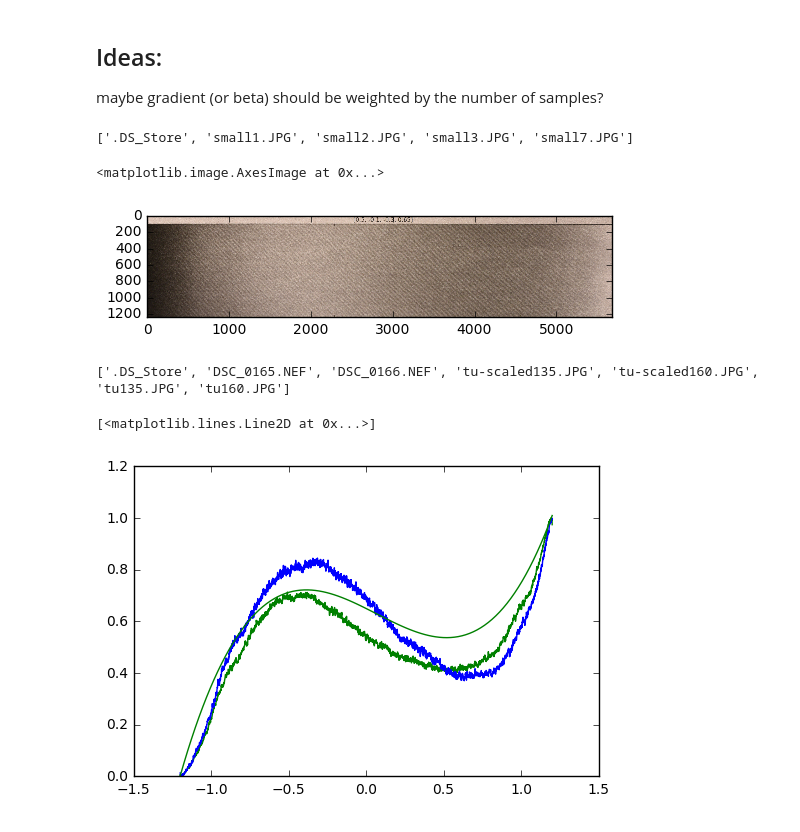
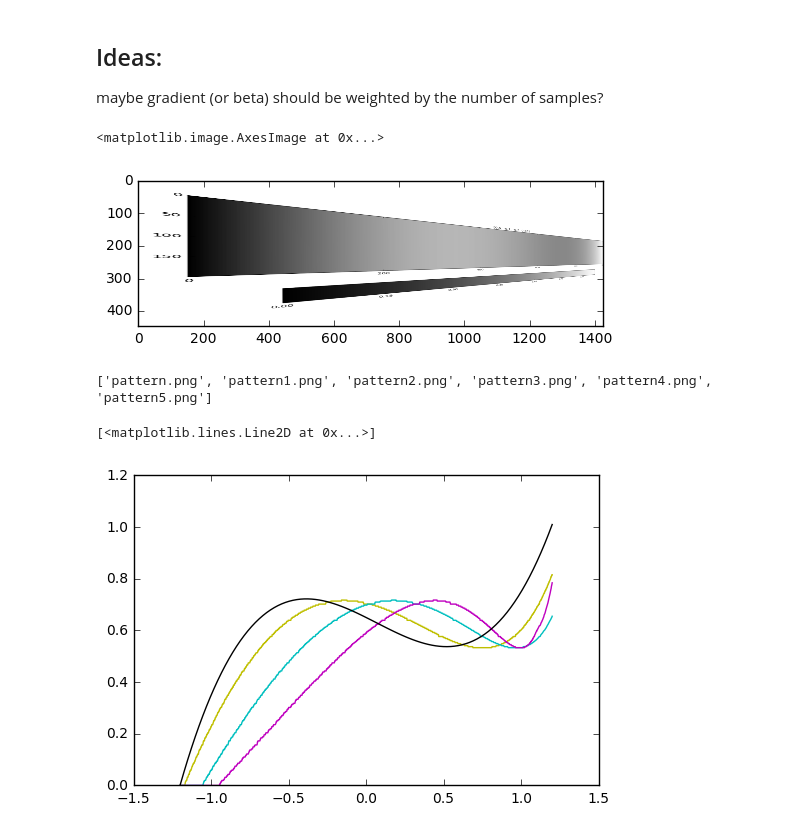
Before and after one commit to LCAV/surface-reconstruction, a Jupyter notebook: results.ipynb, the cells around one changed output. Cells and saved outputs as stored; diff of their text form; code cells hidden in the pictures.

Commit message:
experiments with artificially generated images

```diff
--- a/results.ipynb
+++ b/results.ipynb
@@ -11,11 +11,6 @@ import numpy as np
 # %% [markdown]
 ## Ideas:
 maybe gradient (or beta) should be weighted by the number of samples?
-# %%
-import os
-os.listdir("surface-images/small")
-# %% [output]
-['.DS_Store', 'small1.JPG', 'small2.JPG', 'small3.JPG', 'small7.JPG']
 # %%
 
 def todegree(x):
@@ -36,18 +32,22 @@ def get_image(name, min_, max_, cut=0):
 # %%
-img = mpimg.imread('surface-images/small/small1.JPG')
+img = mpimg.imread('surface-images/cheeting/pattern5.png')
 plt.imshow(img)
 # %% [output]
 <matplotlib.image.AxesImage at 0x...>
-[figure, old version]
+[figure, new version]
 # %%
 import os
-print(os.listdir("surface-images/tuesday1"))
-img1 = get_image('surface-images/tuesday1/tu160.JPG', 200, 400, cut=8)
-img2 = get_image('surface-images/tuesday1/tu135.JPG', 200, 400, cut=8)
-# img3 = get_image('surface-images/small/small3.JPG', 200, 1000, cut=8)
-# img4 = get_image('surface-images/small/small7.JPG', 200, 1000, cut=8)
+print(os.listdir("surface-images/cheeting"))
+img1 = get_image('surface-images/cheeting/pattern3.png', 150, 250, cut=45)
+img1 = img1[:-30]
+img2 = get_image('surface-images/cheeting/pattern4.png', 150, 250, cut=10)
+img2 = img2[:-30]
+img3 = get_image('surface-images/cheeting/pattern5.png', 180, 220, cut=10)
+img2 = img2[:-60]
+# img3 = img3[40:-30]
+# img4 = get_image('surface-images/cheeting/pattern3.png', 150, 250, cut=10)
 # %% [output]
-['.DS_Store', 'DSC_0165.NEF', 'DSC_0166.NEF', 'tu-scaled135.JPG', 'tu-scaled160.JPG', 'tu135.JPG', 'tu160.JPG']
+['pattern.png', 'pattern1.png', 'pattern2.png', 'pattern3.png', 'pattern4.png', 'pattern5.png']
 # %%
 coef = [0.5, -0.1,-0.3, 0.65]
 pol = SecondSurfacePolynomial(coef)
@@ -58,12 +58,12 @@ row = pol.get_samples(t).reshape(100,1)
 from scipy.ndimage.filters import gaussian_filter1d
 from scipy.signal import decimate
 
-plt.plot(np.linspace(-ends,ends,len(img1)), img1, label='filtered', color='g')
-plt.plot(np.linspace(-ends,ends,len(img2)), img2, label='filtered')
-# plt.plot(np.linspace(-ends,ends,len(img3)), img3, label='filtered')
+plt.plot(np.linspace(-ends,ends,len(img1)), img1, label='filtered', color='y')
+plt.plot(np.linspace(-ends,ends,len(img2)), img2, label='filtered', color='c')
+plt.plot(np.linspace(-ends,ends,len(img3)), img3, label='filtered', color='m')
 # plt.plot(np.linspace(-ends,ends,len(img4)), img4, label='filtered')
 
-plt.plot(t, row, label='orginal')
+plt.plot(t, row, label='orginal',color='k')
 # %% [output]
 [<matplotlib.lines.Line2D at 0x...>]
-[figure, old version]
+[figure, new version]
```
Also changed, not shown: parts of 4 cells of this notebook, 3 other files.
